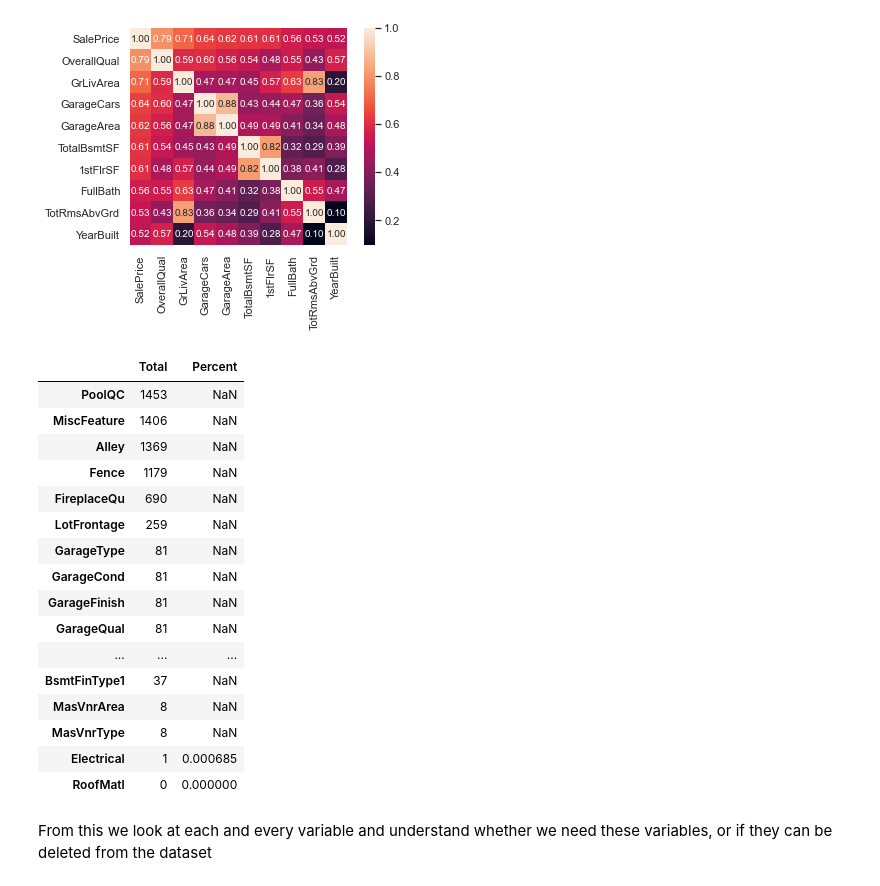
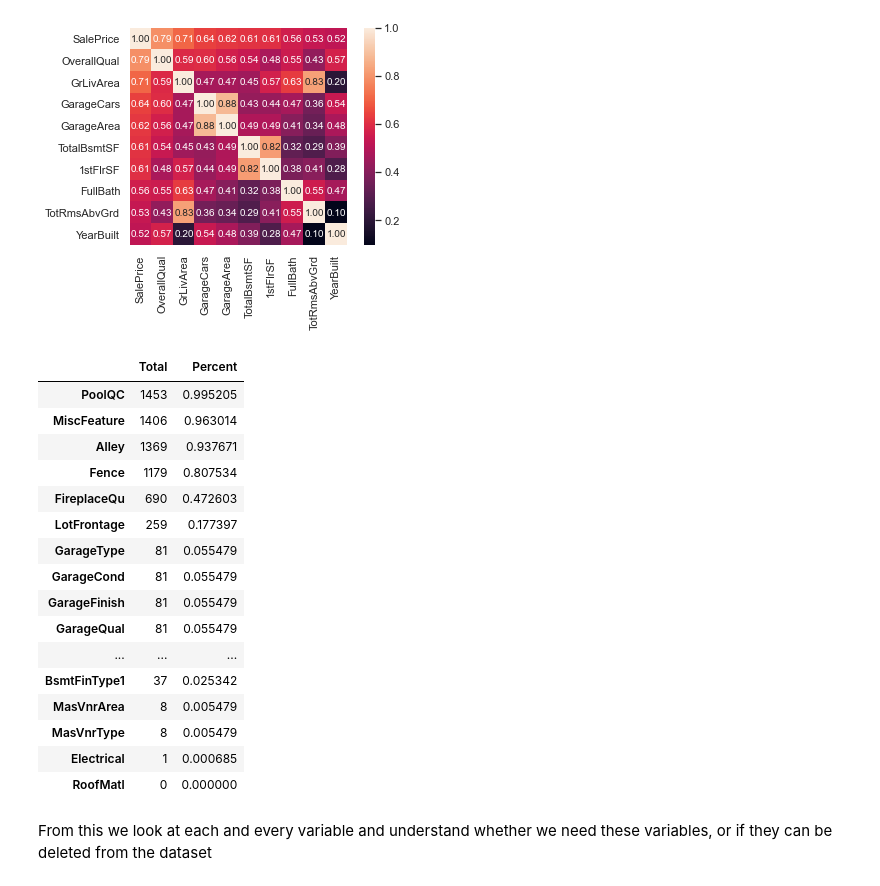
Before and after one commit to thijsovermeer/house-prices-advanced-regression-techniques, a Jupyter notebook: Housing_project_random_forest_regressor.ipynb, the cells around one changed output. Cells and saved outputs as stored; diff of their text form; code cells hidden in the pictures.

```diff
--- a/Housing_project_random_forest_regressor.ipynb
+++ b/Housing_project_random_forest_regressor.ipynb
@@ -98,25 +96,25 @@ heatmap = sns.heatmap(corr, cbar=True, annot=True, square=True, fmt='.2f', annot
 # %%
 #calculate missing data and for each column, look what we should do with them
 total = train_set.isnull().sum().sort_values(ascending=False)
-percent = (train_set.isnull().sum()/X_train.isnull().count()).sort_values(ascending=False)
+percent = (train_set.isnull().sum()/train_set.isnull().count()).sort_values(ascending=False)
 missing_data = pd.concat([total, percent], axis=1, keys=['Total', 'Percent'])
 missing_data.head(20)
 # %% [output]
 |  | Total | Percent |
-| PoolQC | 1453 | NaN |
-| MiscFeature | 1406 | NaN |
-| Alley | 1369 | NaN |
-| Fence | 1179 | NaN |
-| FireplaceQu | 690 | NaN |
-| LotFrontage | 259 | NaN |
-| GarageType | 81 | NaN |
-| GarageCond | 81 | NaN |
-| GarageFinish | 81 | NaN |
-| GarageQual | 81 | NaN |
+| PoolQC | 1453 | 0.995205 |
+| MiscFeature | 1406 | 0.963014 |
+| Alley | 1369 | 0.937671 |
+| Fence | 1179 | 0.807534 |
+| FireplaceQu | 690 | 0.472603 |
+| LotFrontage | 259 | 0.177397 |
+| GarageType | 81 | 0.055479 |
+| GarageCond | 81 | 0.055479 |
+| GarageFinish | 81 | 0.055479 |
+| GarageQual | 81 | 0.055479 |
 | ... | ... | ... |
-| BsmtFinType1 | 37 | NaN |
-| MasVnrArea | 8 | NaN |
-| MasVnrType | 8 | NaN |
+| BsmtFinType1 | 37 | 0.025342 |
+| MasVnrArea | 8 | 0.005479 |
+| MasVnrType | 8 | 0.005479 |
 | Electrical | 1 | 0.000685 |
 | RoofMatl | 0 | 0.000000 |
 # %% [markdown]
```
Also changed, not shown: parts of 3 cells of this notebook, 1 other file.
